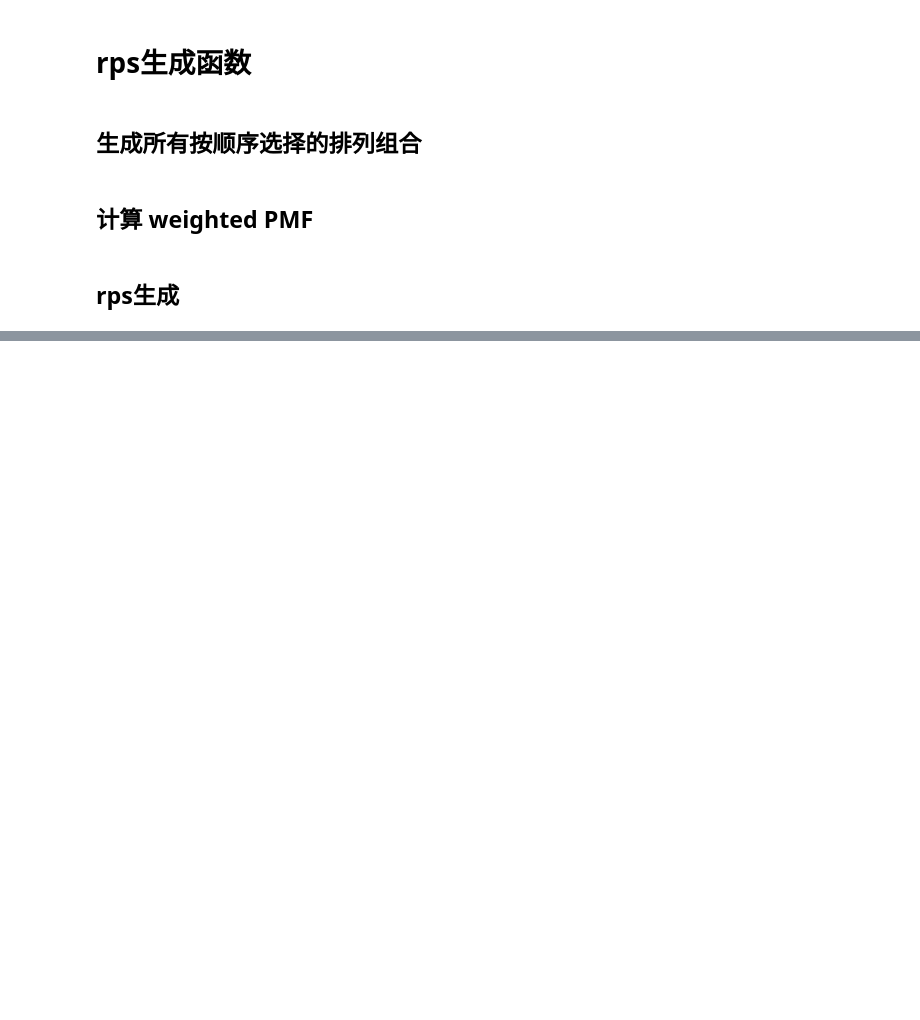
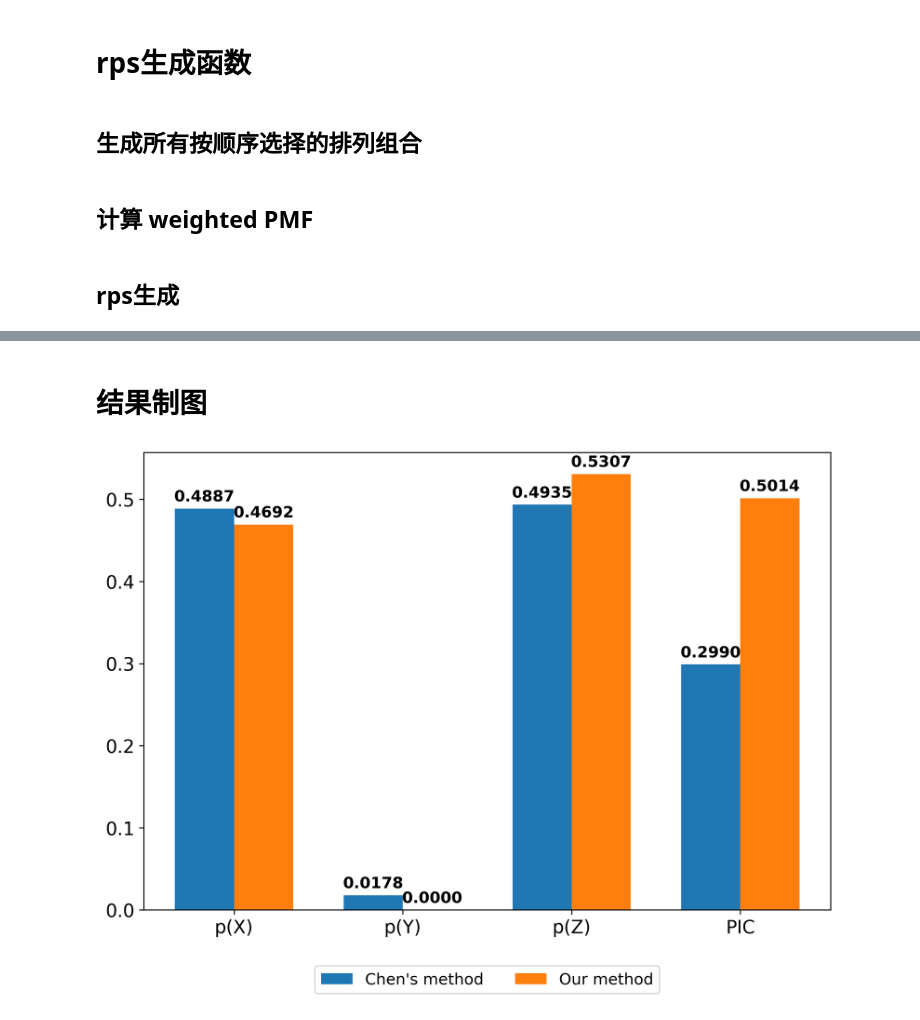
Before and after one commit to bitofbing/DS, a Jupyter notebook: owa_distance_fused.ipynb, the cells around one changed output, grey strips where cells are left out. Cells and saved outputs as stored; diff of their text form; code cells hidden in the pictures; blank space fills up the shorter version.

```diff
--- a/owa_distance_fused.ipynb
+++ b/owa_distance_fused.ipynb
@@ -870,0 +1943,54 @@ for evidence in evidenceList:
+# %% [markdown]
+# 结果制图
+# %%
+import matplotlib.pyplot as plt
+import numpy as np
+
+# 数据
+labels = ['p(X)', 'p(Y)', 'p(Z)', 'PIC']
+W3_case1 = [0.4887, 0.0178, 0.4935, 0.2990]
+W3_case2 = [0.4692, 4.6417e-07, 0.5307, 0.5014]
+
+x = np.arange(len(labels))  # x轴位置
+width = 0.35  # 柱宽
+
+# 创建画布
+fig, ax = plt.subplots(figsize=(8, 6))
+
+# 柱状图
+rects1 = ax.bar(x - width/2, W3_case1, width, label='Chen\'s method')
+rects2 = ax.bar(x + width/2, W3_case2, width, label='Our method')
+
+# 其他设置
+# ax.set_ylabel('Values')
+# ax.set_xlabel('Metrics')
+# ax.set_title('Comparison of W3 Cases')
+ax.set_xticks(x)
+ax.set_xticklabels(labels)
+
+# 图例放在右边
+ax.legend(
+    loc='lower center',        # 图例基准点在下方中间
+    bbox_to_anchor=(0.5, -0.2),  # 调整位置 (0.5表示居中，-0.25表示在图表下方留出空间)
+    ncol=2,                    # 两列显示
+    fontsize=12
+)
+
+# 在柱顶显示数值
+def autolabel(rects):
+    for rect in rects:
+        height = rect.get_height()
+        ax.annotate(f'{height:.4f}',
+                    xy=(rect.get_x() + rect.get_width() / 2, height),
+                    xytext=(0, 3),
+                    textcoords="offset points",
+                    ha='center', va='bottom',fontsize=12,fontweight='bold')
+
+autolabel(rects1)
+autolabel(rects2)
+
+plt.tight_layout()
+plt.savefig("example4_4.pdf", bbox_inches='tight', transparent=True)
+plt.show()
+# %% [output]
+[figure, added]
```
Also changed, not shown: parts of 38 cells of this notebook, 13 other files.
